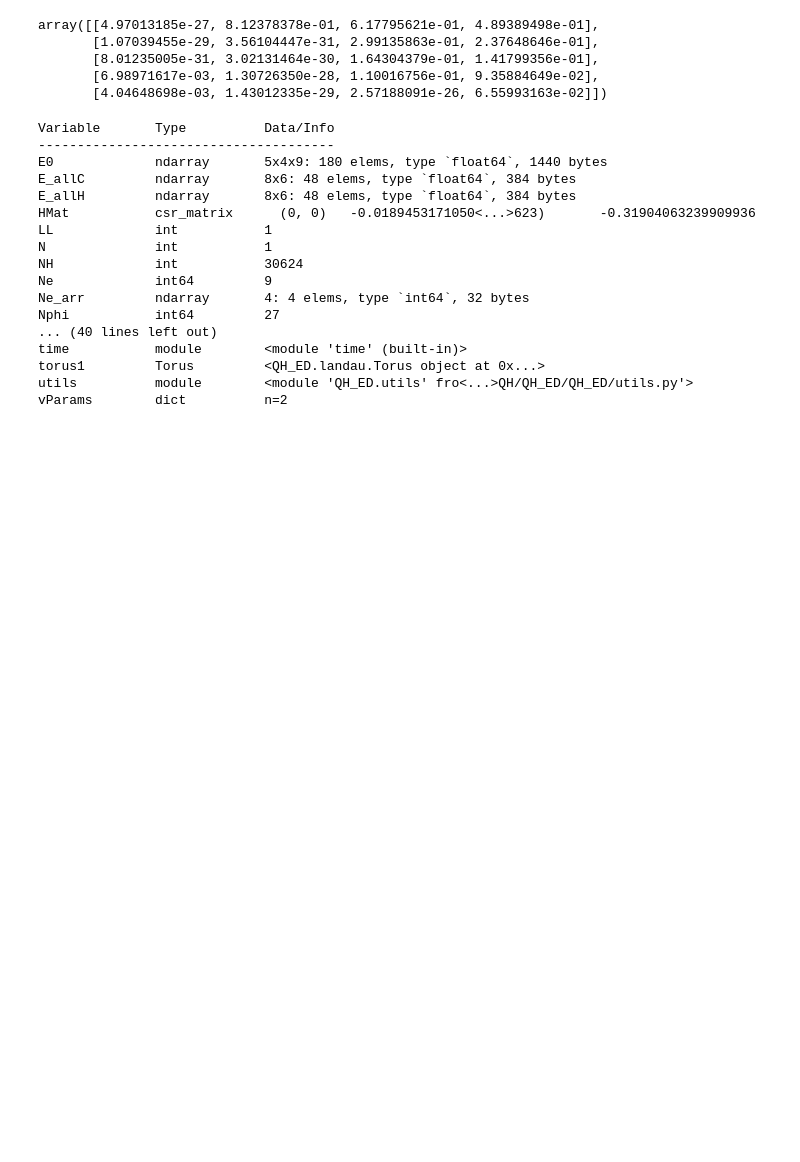
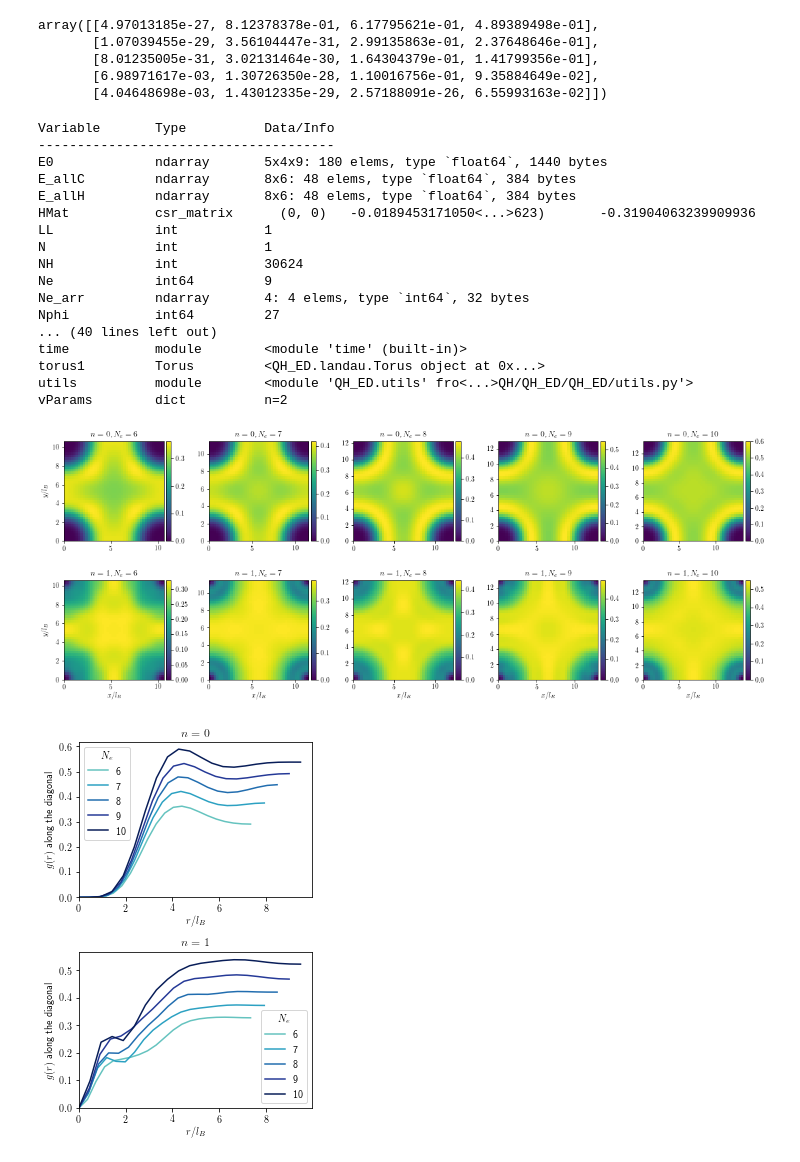
Before and after one commit to akshaykri/QH_ED, a Jupyter notebook: examples/Haldane.ipynb, the cells around one changed output. Saved outputs shown, nothing was run; the diff lists cells and outputs as text; code cells hidden in the pictures; blank space fills up the shorter version.

```diff
--- a/examples/Haldane.ipynb
+++ b/examples/Haldane.ipynb
@@ -22,0 +32,15 @@ NameError: name 'array' is not defined
+# %%
+E_27_9 = np.zeros((9, 6))
+for s in range(9):
+    E_27_9[s, :] = np.load('/tigress/ak20/QH/anisoMayCoulomb/LL0/ar000/'+
+                           'Nphi{1:d}_Ne{2:d}_sector{0:d}_alpha10_E.npy'.format(s, Nphi, Ne))
+
+E_24_8 = np.zeros((8, 6))
+for s in range(8):
+    E_24_8[s, :] = np.load('/tigress/ak20/QH/anisoMayCoulomb/LL0/ar000/'+
+                           'Nphi24_Ne8_sector{0:d}_alpha10_E.npy'.format(s))
+
+E_30_10 = np.zeros((10, 6))
+for s in range(10):
+    E_30_10[s, :] = np.load('/tigress/ak20/QH/anisoMayCoulomb/LL0/ar000/'+
+                           'Nphi30_Ne10_sector{0:d}_alpha10_E.npy'.format(s))
@@ -455,3 +491,65 @@ time           module        <module 'time' (built-in)>
 torus1         Torus         <QH_ED.landau.Torus object at 0x...>
 utils          module        <module 'QH_ED.utils' fro<...>QH/QH_ED/QH_ED/utils.py'>
 vParams        dict          n=2
+# %%
+from mpl_toolkits.axes_grid1 import make_axes_locatable
+
+f, ax = plt.subplots(2, 5, figsize=(15, 6))
+g, bx = plt.subplots(2, 1, figsize=(4, 6))
+
+Ne_arr = [6,7,8,9,10]
+LL_arr = [0,1]
+fol = '/tigress/ak20/QH/anisoMayCoulomb/'
+ar_factor = 0
+
+for LL in LL_arr:
+    for Ne in Ne_arr:
+        Nphi = 3*Ne
+
+        Eall = np.zeros((Ne, 6))*np.nan
+        for s in range(Ne):
+            Eall[s,:] = np.load(fol+'LL{0:d}/ar{1:03d}/'.format(
+                           LL, int(round(100*ar_factor)))+
+                           'Nphi{1:d}_Ne{2:d}_sector{0:d}_alpha10_E.npy'.format(
+                           s, Nphi, Ne))
+        sectorMin = np.nanargmin(Eall[:, 0])
+#         print(sectorMin)
+        gR1 = np.load(fol+'LL{0:d}/ar{1:03d}/'.format(
+                           LL, int(round(100*ar_factor)))+
+                           'Nphi{1:d}_Ne{2:d}_sector{0:d}_alpha10_gr0.npy'.format(
+                           sectorMin, Nphi, Ne))
+
+        im1 = ax[LL][Ne-6].imshow(gR1, extent=[0, np.sqrt(2*np.pi*Nphi), 0, np.sqrt(2*np.pi*Nphi)])
+        if LL == 1:
+            ax[LL][Ne-6].set_xlabel(r'$x / l_B$')
+#         else:
+        ax[LL][Ne-6].set_title(r'$n = {1:d}, N_e = {0:d}$'.format(Ne, LL))
+        if Ne == 6:
+            ax[LL][Ne-6].set_ylabel(r'$y / l_B$')
+        divider = make_axes_locatable(ax[LL][Ne-6])
+        cax = divider.append_axes("right", size="5%", pad=0.05)
+        f.colorbar(im1, cax=cax)
+        x_arr = np.sqrt(4*np.pi*Nphi) * np.arange(gR1.shape[0])/(gR1.shape[0] - 1)
+        L = len(x_arr)//2
+        bx[LL].plot(x_arr[:L], np.diag(gR1)[:L], color=plt.cm.YlGnBu((Ne-3)/7),
+                   label=str(Ne))
+    bx[LL].legend(loc='best', title=r'$N_e$')
+    bx[LL].set_title(r'$n = {0:d}$'.format(LL))
+    bx[LL].set_xlim(0)
+    bx[LL].set_ylim(0)
+    bx[LL].set_ylabel(r'$g(r)$ along the diagonal')
+    bx[LL].set_xlabel(r'$r / l_B$')
+
+# # bx.plot(np.sqrt(torus1.Lx**2 + torus1.Ly**2) * np.arange(gR1.shape[0])/(gR1.shape[0] - 1),
+# #         np.diag(gR1))
+# # bx.set_xlim(0, np.sqrt(torus1.Lx**2 + torus1.Ly**2))
+# # bx.set_ylim()
+
+
+f.tight_layout()
+g.tight_layout()
+f.savefig('/home/ak20/QH/plots/anisoMay_gr1.pdf', bbox_inches='tight', transparent=True)
+g.savefig('/home/ak20/QH/plots/anisoMay_gr2.pdf', bbox_inches='tight', transparent=True)
+# %% [output]
+[figure, added]
+[figure, added]
```
Also changed, not shown: parts of 12 cells of this notebook, 2 other files.
